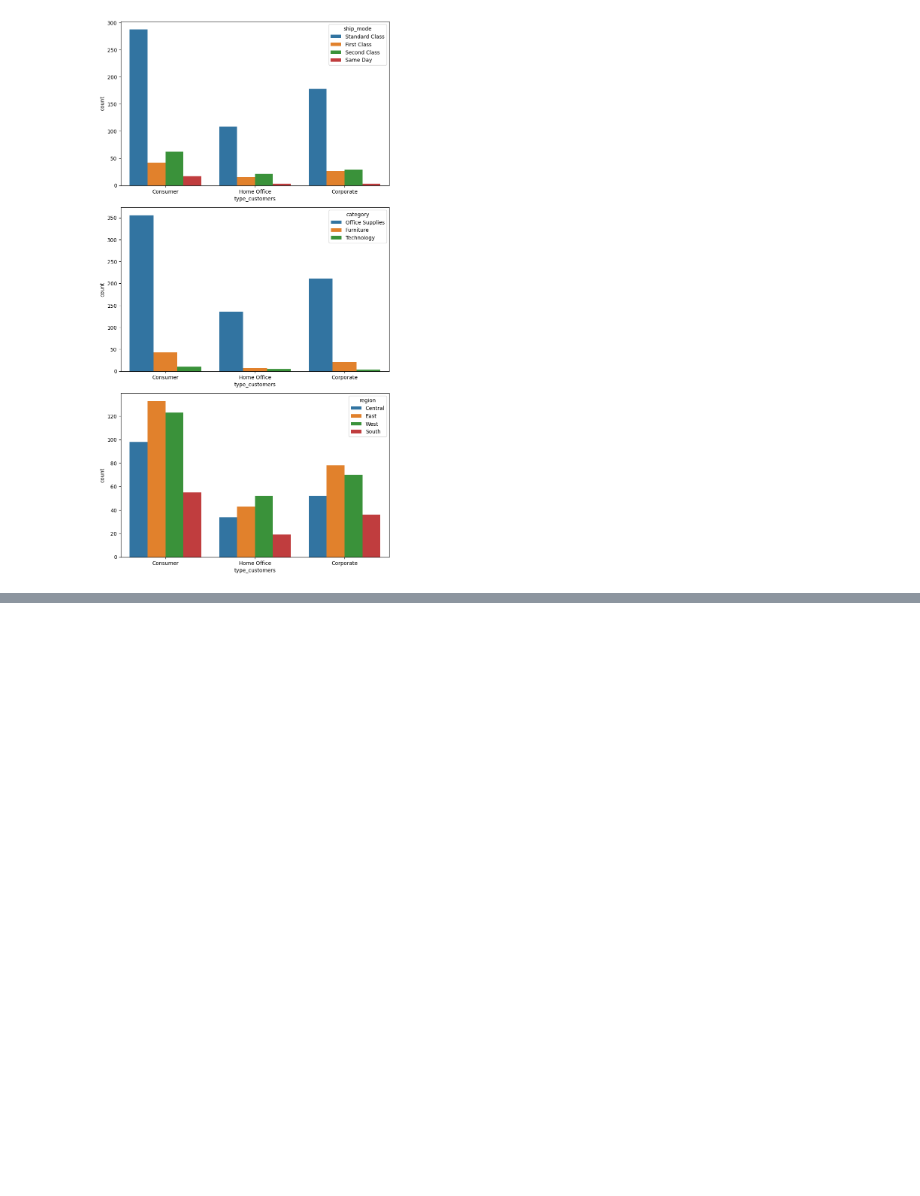
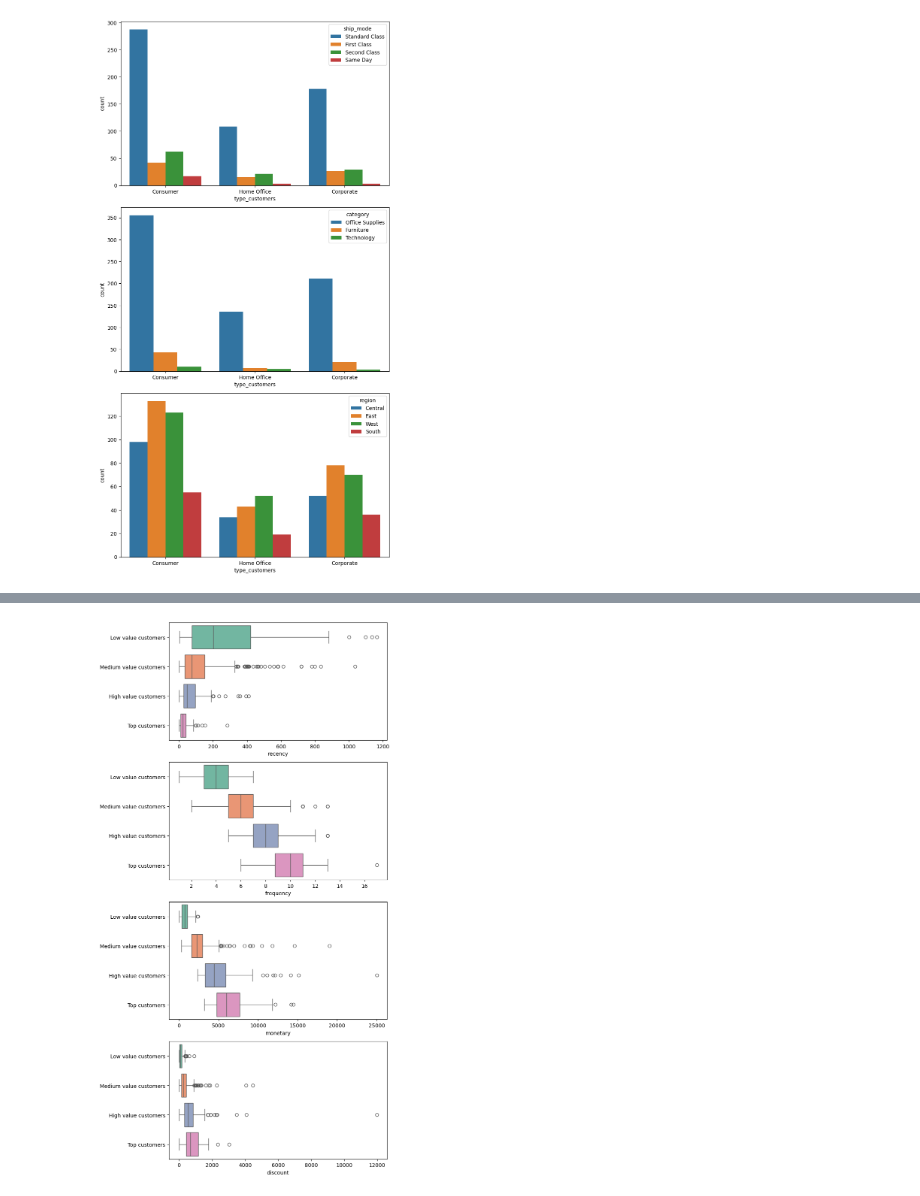
Before and after one commit to gardasvara/Superstore-Data-Science, a Jupyter notebook: customer-segmentation/customer-segmentation.ipynb, the cells around one changed output, grey strips where cells are left out. Cells and saved outputs as stored; diff of their text form; code cells hidden in the pictures; blank space fills up the shorter version.

```diff
--- a/customer-segmentation/customer-segmentation.ipynb
+++ b/customer-segmentation/customer-segmentation.ipynb
@@ -255,0 +375,8 @@ numerical_dis_plot(
+# %%
+numerical_dis_plot(
+    features=["recency", "frequency", "monetary", "discount"],
+    df=result_rfm_df,
+    segment_feature="customer_segment"
+)
+# %% [output]
+[figure, added]
```
Also changed, not shown: parts of 24 cells of this notebook, 5 other files.
